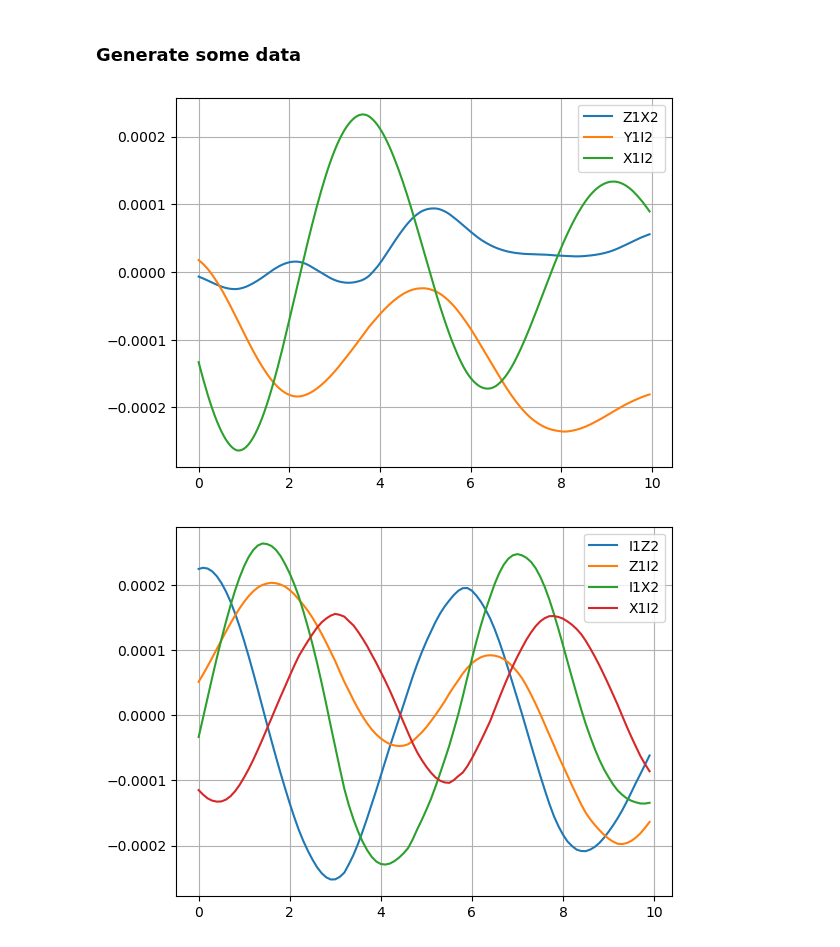
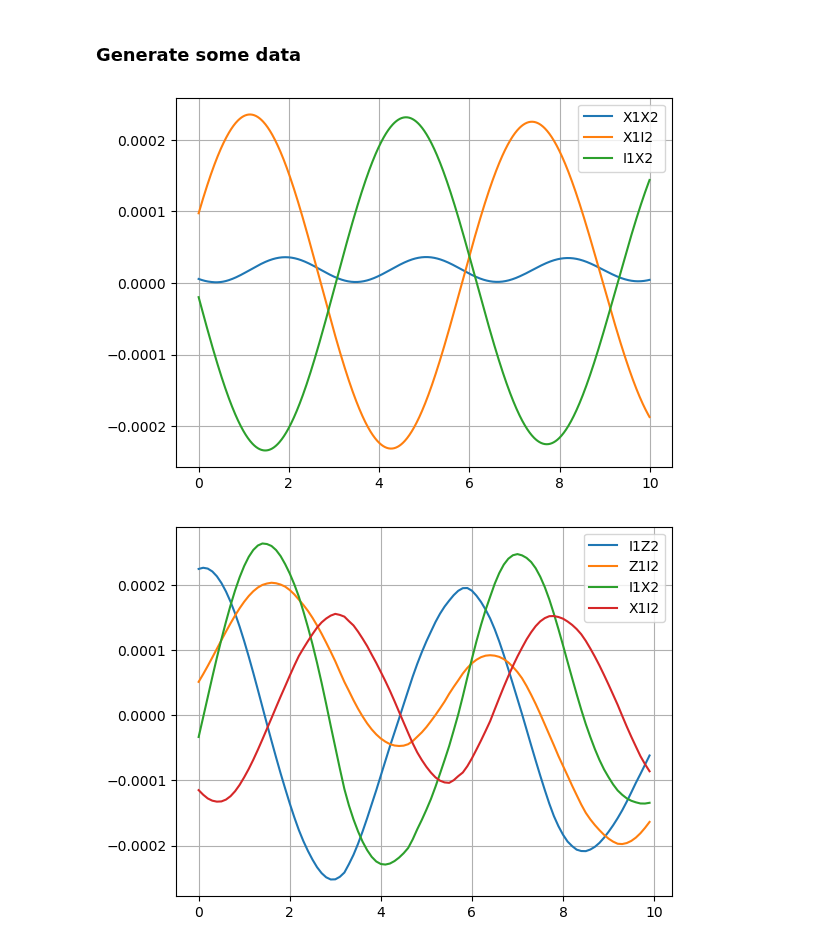
Before and after one commit to giovannicemin/master_thesis, a Jupyter notebook: project/Results.ipynb, the cells around one changed output. Cells and saved outputs as stored; diff of their text form; code cells hidden in the pictures.

Commit message:
Beta errors figure

```diff
--- a/project/Results.ipynb
+++ b/project/Results.ipynb
@@ -9,17 +9,17 @@ import matplotlib.pyplot as plt
 
 from pathlib import Path
 # %%
-prms = {'L' : 10,                # length of spin chain
+prms = {'L' : 7,                # length of spin chain
         'sites' : [0, 1],        # sites of the subsystem S spins
         'omega' : 1,             # Rabi frequency
         'beta' : 0.001,          # inverse temperature
-        'potential' : 0.5,       # interaction of subsystem's S spins
+        'potential' : 0.1,       # interaction of subsystem's S spins
         'potential_' : None,     # interaction of bath spins, if None same as potential
         'T' : 10,                # total time for the evolution
-        'dt' : 0.05,             # interval every which save the data
-        'cutoff' : 1e-6,         # cutoff for TEBD algorithm
-        'im_cutoff' : 1e-7,      # cutoff for TEBD algorithm, img t-e
-        'tolerance' : 1e-5,      # Trotter tolerance for TEBD algorithm
+        'dt' : 0.01,             # interval every which save the data
+        'cutoff' : 1e-8,         # cutoff for TEBD algorithm
+        'im_cutoff' : 1e-8,      # cutoff for TEBD algorithm, img t-e
+        'tolerance' : 1e-3,      # Trotter tolerance for TEBD algorithm
         'verbose' : True,        # verbosity of the script
         'num_traj' : 20,         # how many trajectories to do
         # file to save the data
@@ -77,16 +101,16 @@ system.evolve()
 results = system.return_results()
 # %%
 keys = results.keys()
-keys = ['Z1X2', 'Y1I2', 'X1I2']
+keys = ['X1X2', 'X1I2', 'I1X2']
 
 t = np.arange(0, 10, prms['dt'])
 
 for key in keys:
     plt.plot(t, results[key], label=key)
 plt.legend()
 plt.grid()
 # %% [output]
-[figure, old version]
+[figure, new version]
 # %%
 keys = results.keys()
 keys = ['I1Z2', 'Z1I2', 'I1X2', 'X1I2']
```
Also changed, not shown: parts of 1 cell of this notebook, 9 other files.
